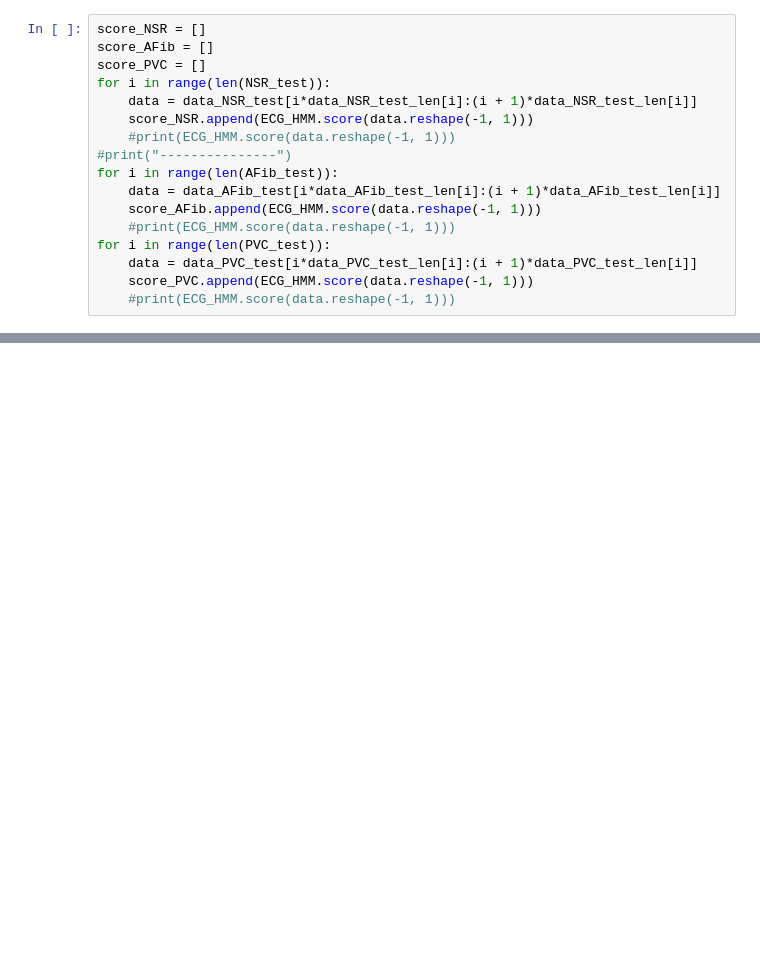
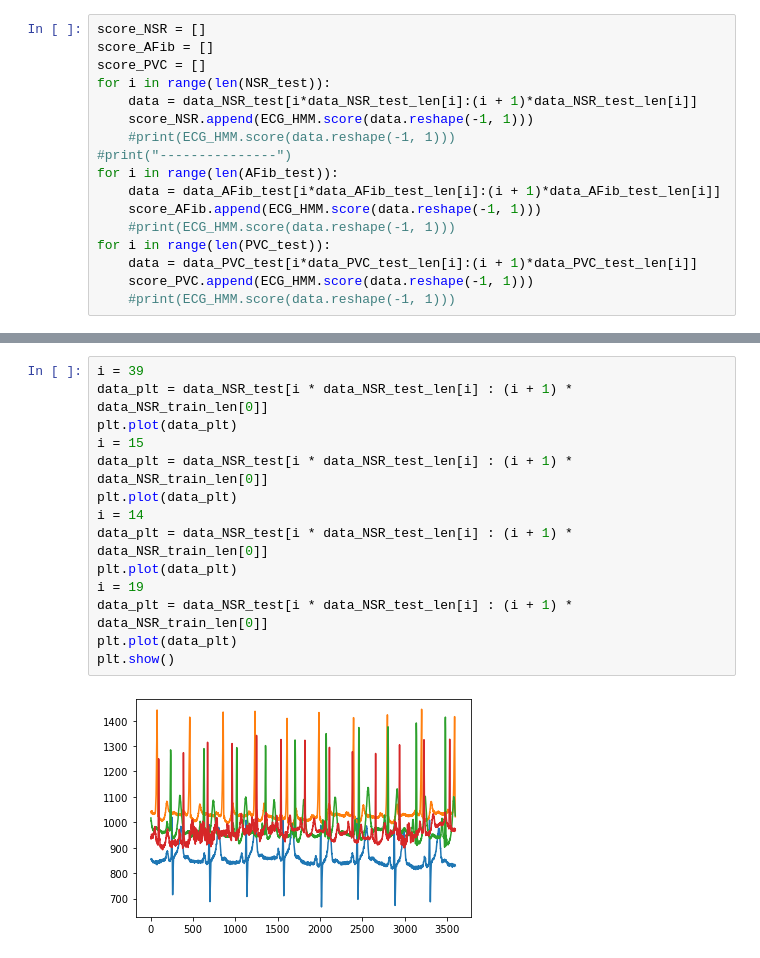
Before and after one commit to KTH-IL2232/HMM_Anomaly_Detection_Python, a Jupyter notebook: HMM-GMM-ECG-and-EEG/HMM-GMM.ipynb, the cells around one changed output, grey strips where cells are left out. Drawn from its saved outputs; the diff is of its cells as text; blank space fills up the shorter version.

```diff
--- a/HMM-GMM-ECG-and-EEG/HMM-GMM.ipynb
+++ b/HMM-GMM-ECG-and-EEG/HMM-GMM.ipynb
@@ -197,0 +228,16 @@ for i in range(len(PVC_test)):
+# %%
+i = 39
+data_plt = data_NSR_test[i * data_NSR_test_len[i] : (i + 1) * data_NSR_train_len[0]]
+plt.plot(data_plt)
+i = 15
+data_plt = data_NSR_test[i * data_NSR_test_len[i] : (i + 1) * data_NSR_train_len[0]]
+plt.plot(data_plt)
+i = 14
+data_plt = data_NSR_test[i * data_NSR_test_len[i] : (i + 1) * data_NSR_train_len[0]]
+plt.plot(data_plt)
+i = 19
+data_plt = data_NSR_test[i * data_NSR_test_len[i] : (i + 1) * data_NSR_train_len[0]]
+plt.plot(data_plt)
+plt.show()
+# %% [output]
+[figure, added]
```
Also changed, not shown: parts of 15 cells of this notebook, 6 other files.
